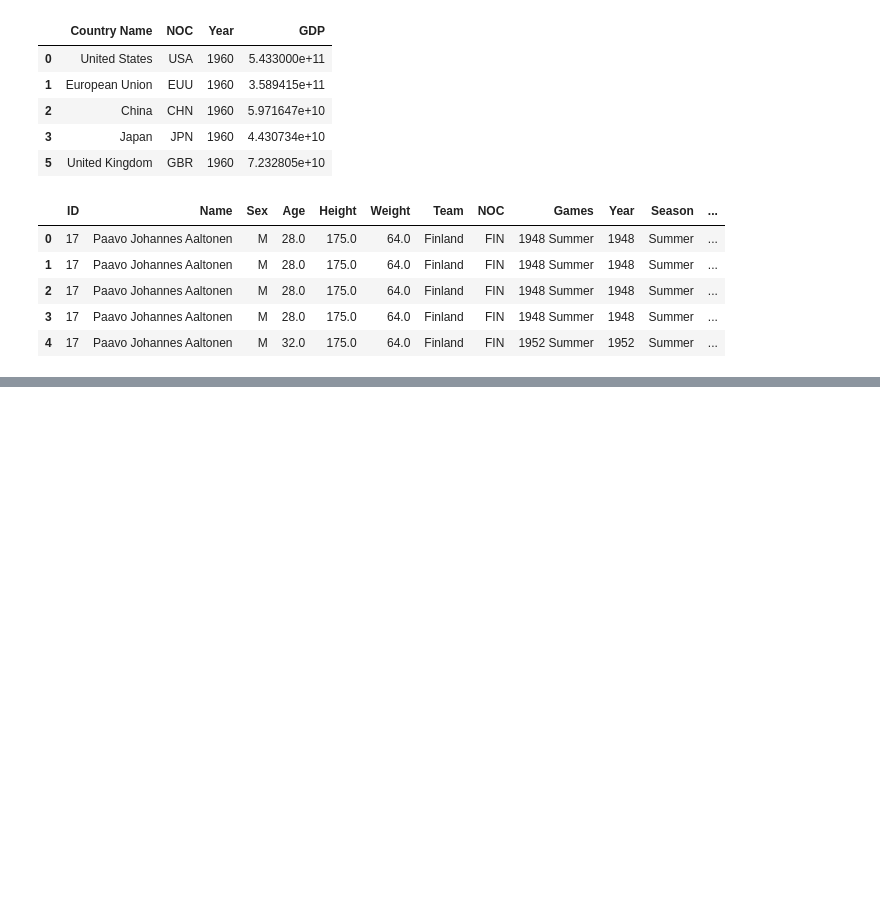
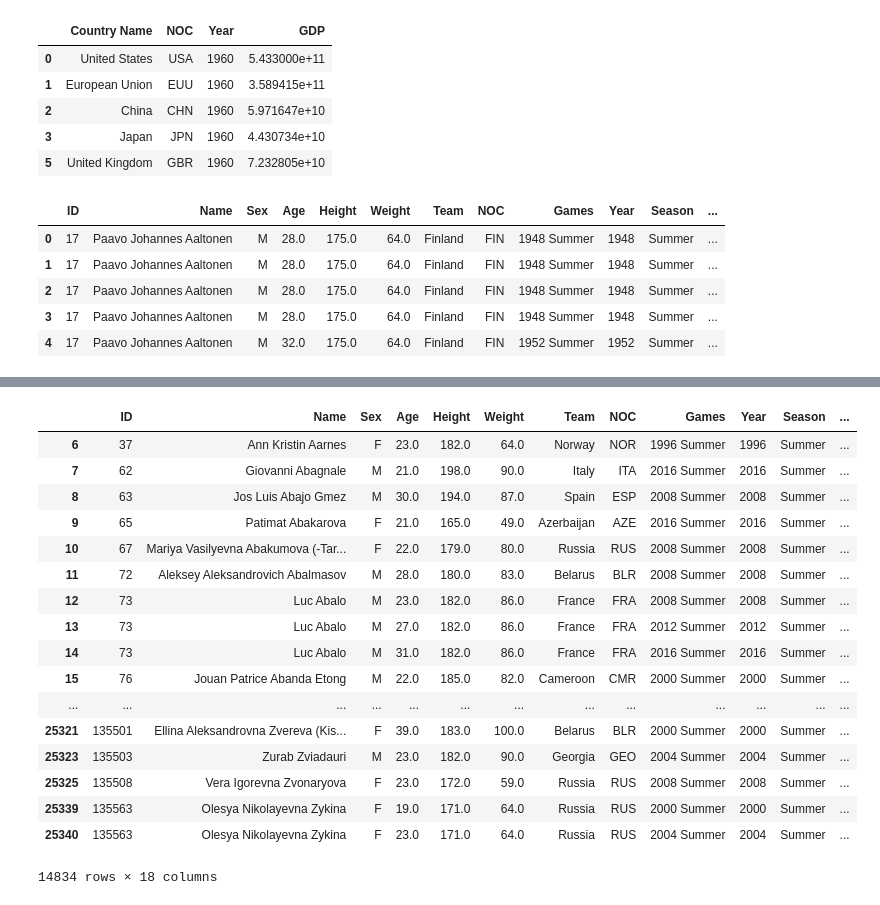
Before and after one commit to leo-evo/CV0003_MiniProj, a Jupyter notebook: OLYMPICS.ipynb, the cells around one changed output, grey strips where cells are left out. Cells and saved outputs as stored; diff of their text form; code cells hidden in the pictures; blank space fills up the shorter version.

```diff
--- a/OLYMPICS.ipynb
+++ b/OLYMPICS.ipynb
@@ -254,0 +279,3 @@ olympics.head()
+# %%
+finaldata = final.drop(columns='notes')
+finaldata.head()
@@ -254,0 +302,4 @@ olympics.head()
+# %%
+df1 = pd.DataFrame(medal_values)
+df1.columns = ['Medal Values']
+df1.head(10)
@@ -254,0 +453,23 @@ olympics.head()
+# %%
+df3 = finaldata.join(df1)
+# %%
+df3
+# %% [output]
+|  | ID | Name | Sex | Age | Height | Weight | Team | NOC | Games | Year | Season | ... |
+| 6 | 37 | Ann Kristin Aarnes | F | 23.0 | 182.0 | 64.0 | Norway | NOR | 1996 Summer | 1996 | Summer | ... |
+| 7 | 62 | Giovanni Abagnale | M | 21.0 | 198.0 | 90.0 | Italy | ITA | 2016 Summer | 2016 | Summer | ... |
+| 8 | 63 | Jos Luis Abajo Gmez | M | 30.0 | 194.0 | 87.0 | Spain | ESP | 2008 Summer | 2008 | Summer | ... |
+| 9 | 65 | Patimat Abakarova | F | 21.0 | 165.0 | 49.0 | Azerbaijan | AZE | 2016 Summer | 2016 | Summer | ... |
+| 10 | 67 | Mariya Vasilyevna Abakumova (-Tar... | F | 22.0 | 179.0 | 80.0 | Russia | RUS | 2008 Summer | 2008 | Summer | ... |
+| 11 | 72 | Aleksey Aleksandrovich Abalmasov | M | 28.0 | 180.0 | 83.0 | Belarus | BLR | 2008 Summer | 2008 | Summer | ... |
+| 12 | 73 | Luc Abalo | M | 23.0 | 182.0 | 86.0 | France | FRA | 2008 Summer | 2008 | Summer | ... |
+| 13 | 73 | Luc Abalo | M | 27.0 | 182.0 | 86.0 | France | FRA | 2012 Summer | 2012 | Summer | ... |
+| 14 | 73 | Luc Abalo | M | 31.0 | 182.0 | 86.0 | France | FRA | 2016 Summer | 2016 | Summer | ... |
+| 15 | 76 | Jouan Patrice Abanda Etong | M | 22.0 | 185.0 | 82.0 | Cameroon | CMR | 2000 Summer | 2000 | Summer | ... |
+| ... | ... | ... | ... | ... | ... | ... | ... | ... | ... | ... | ... | ... |
+| 25321 | 135501 | Ellina Aleksandrovna Zvereva (Kis... | F | 39.0 | 183.0 | 100.0 | Belarus | BLR | 2000 Summer | 2000 | Summer | ... |
+| 25323 | 135503 | Zurab Zviadauri | M | 23.0 | 182.0 | 90.0 | Georgia | GEO | 2004 Summer | 2004 | Summer | ... |
+| 25325 | 135508 | Vera Igorevna Zvonaryova | F | 23.0 | 172.0 | 59.0 | Russia | RUS | 2008 Summer | 2008 | Summer | ... |
+| 25339 | 135563 | Olesya Nikolayevna Zykina | F | 19.0 | 171.0 | 64.0 | Russia | RUS | 2000 Summer | 2000 | Summer | ... |
+| 25340 | 135563 | Olesya Nikolayevna Zykina | F | 23.0 | 171.0 | 64.0 | Russia | RUS | 2004 Summer | 2004 | Summer | ... |
+14834 rows × 18 columns
```
Also changed, not shown: parts of 18 cells of this notebook.
